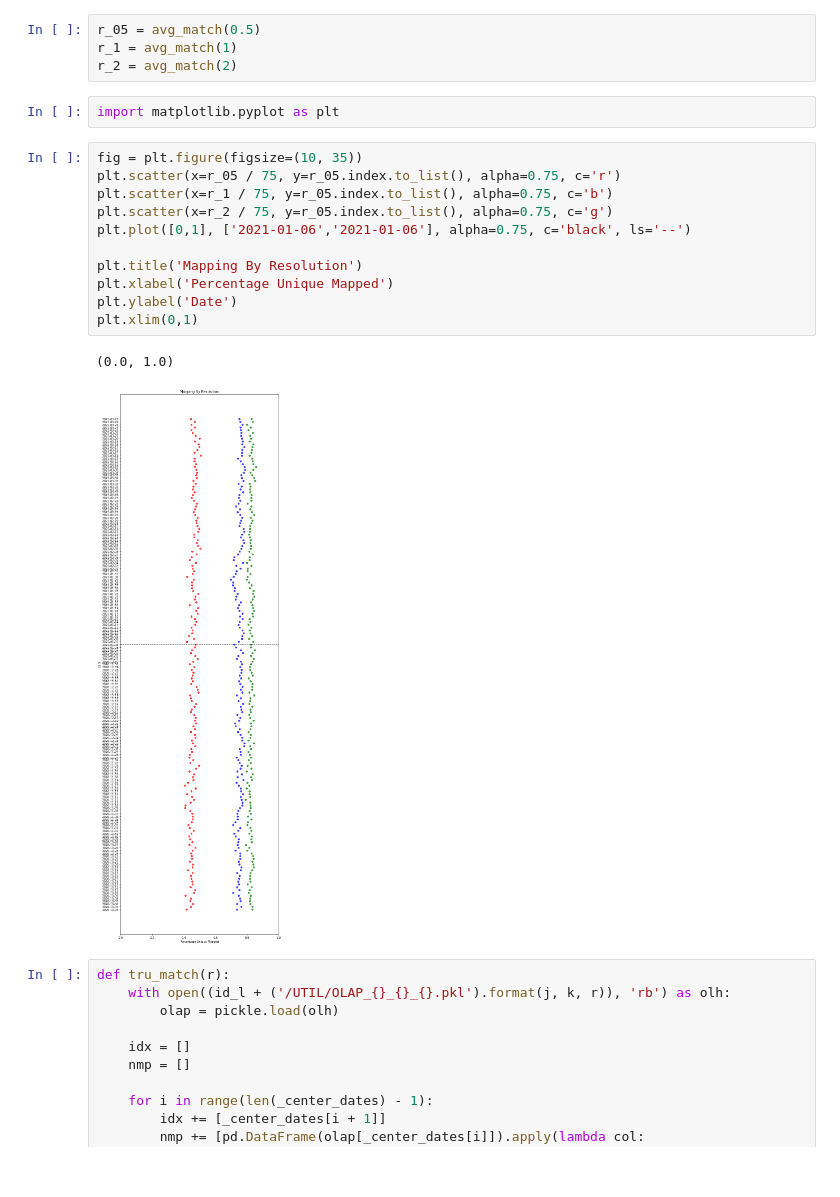
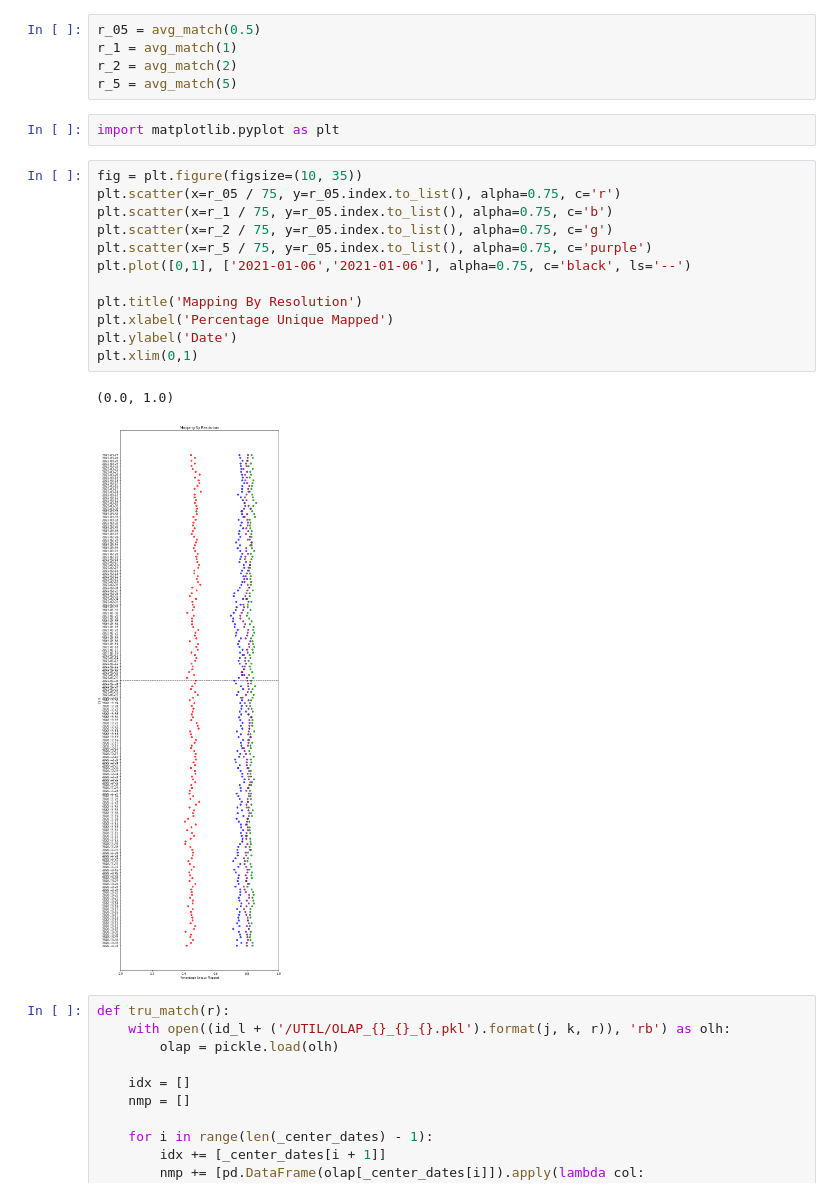
Before and after one commit to casonk/pushshift_python, a Jupyter notebook: Great_Lakes_HPC/ipynbs/compare_resolution.ipynb, the cells around one changed output. Saved outputs shown, nothing was run; the diff lists cells and outputs as text.

```diff
--- a/Great_Lakes_HPC/ipynbs/compare_resolution.ipynb
+++ b/Great_Lakes_HPC/ipynbs/compare_resolution.ipynb
@@ -40,22 +40,24 @@ def avg_match(r):
 r_05 = avg_match(0.5)
 r_1 = avg_match(1)
 r_2 = avg_match(2)
+r_5 = avg_match(5)
 # %%
 import matplotlib.pyplot as plt
 # %%
 fig = plt.figure(figsize=(10, 35))
 plt.scatter(x=r_05 / 75, y=r_05.index.to_list(), alpha=0.75, c='r')
 plt.scatter(x=r_1 / 75, y=r_05.index.to_list(), alpha=0.75, c='b')
 plt.scatter(x=r_2 / 75, y=r_05.index.to_list(), alpha=0.75, c='g')
+plt.scatter(x=r_5 / 75, y=r_05.index.to_list(), alpha=0.75, c='purple')
 plt.plot([0,1], ['2021-01-06','2021-01-06'], alpha=0.75, c='black', ls='--')
 
 plt.title('Mapping By Resolution')
 plt.xlabel('Percentage Unique Mapped')
 plt.ylabel('Date')
 plt.xlim(0,1)
 # %% [output]
 (0.0, 1.0)
-[figure, old version]
+[figure, new version]
 # %%
 def tru_match(r):
     with open((id_l + ('/UTIL/OLAP_{}_{}_{}.pkl').format(j, k, r)), 'rb') as olh:
```
Also changed, not shown: parts of 5 cells of this notebook, 2 other files.
